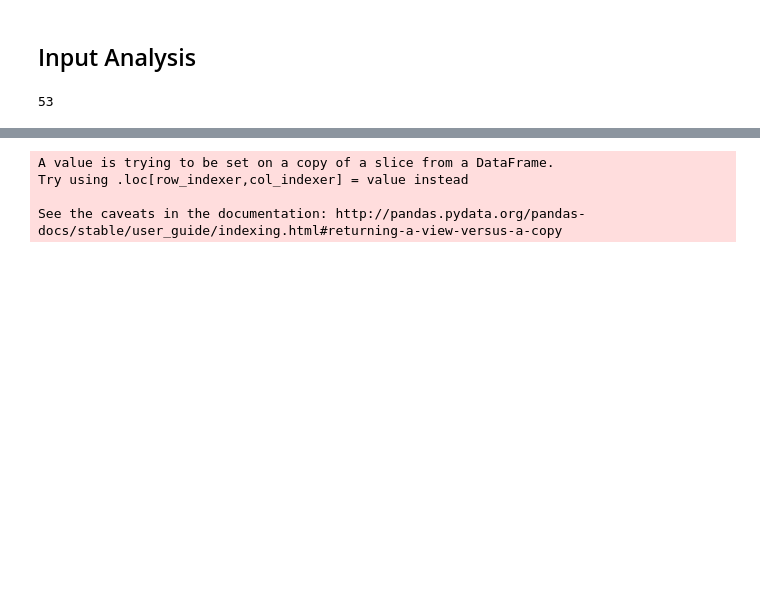
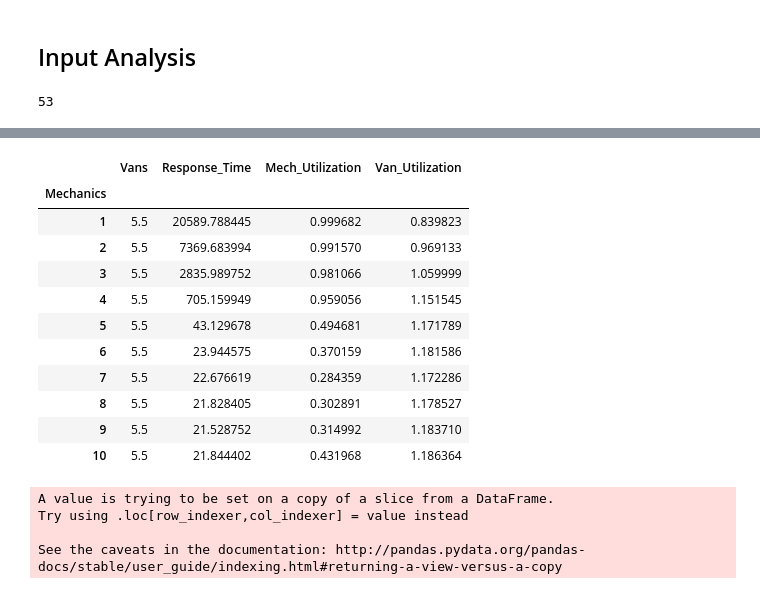
Before and after one commit to jhmontijo/ORIE4580, a Jupyter notebook: Simulation.ipynb, the cells around one changed output, grey strips where cells are left out. Drawn from its saved outputs; the diff is of its cells as text; code cells hidden in the pictures; blank space fills up the shorter version.

```diff
--- a/Simulation.ipynb
+++ b/Simulation.ipynb
@@ -265,3 +262,18 @@ pl.get_figure().savefig("ReplaceVan.png")
+# %%
+groups
+# %% [output]
+|  | Vans | Response_Time | Mech_Utilization | Van_Utilization |
+| Mechanics |  |  |  |  |
+| 1 | 5.5 | 20589.788445 | 0.999682 | 0.839823 |
+| 2 | 5.5 | 7369.683994 | 0.991570 | 0.969133 |
+| 3 | 5.5 | 2835.989752 | 0.981066 | 1.059999 |
+| 4 | 5.5 | 705.159949 | 0.959056 | 1.151545 |
+| 5 | 5.5 | 43.129678 | 0.494681 | 1.171789 |
+| 6 | 5.5 | 23.944575 | 0.370159 | 1.181586 |
+| 7 | 5.5 | 22.676619 | 0.284359 | 1.172286 |
+| 8 | 5.5 | 21.828405 | 0.302891 | 1.178527 |
+| 9 | 5.5 | 21.528752 | 0.314992 | 1.183710 |
+| 10 | 5.5 | 21.844402 | 0.431968 | 1.186364 |
 # %%
 def simulate_shift(max_m, max_v, begin_hr, end_hr, warmup_hrs):
     """
```
Also changed, not shown: parts of 6 cells of this notebook.
